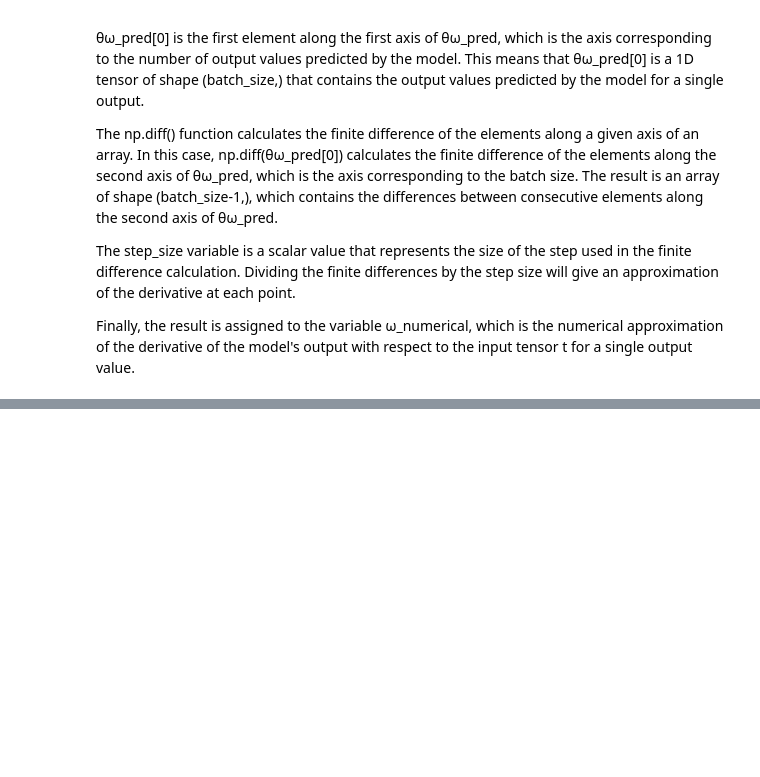
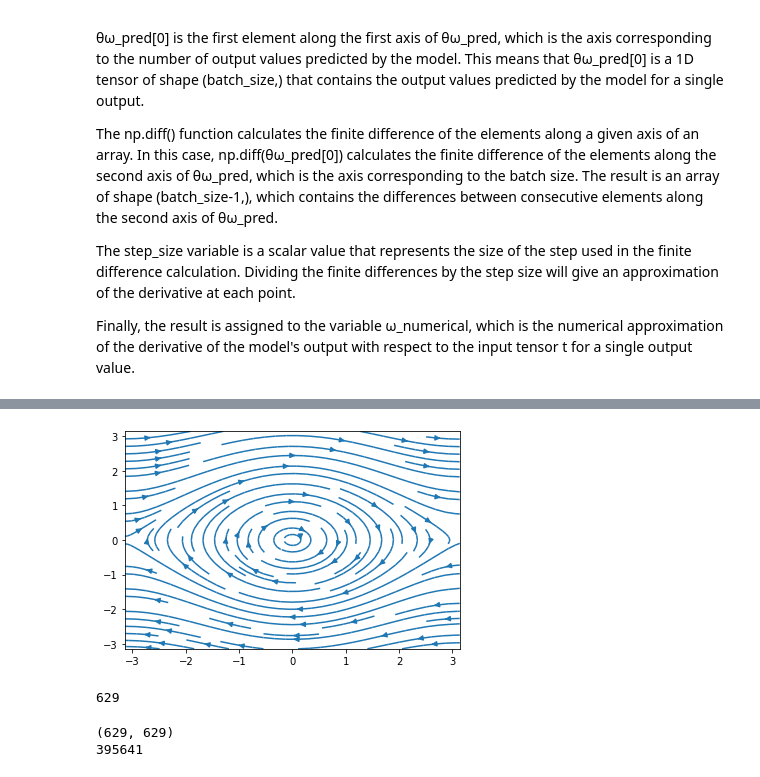
Before and after one commit to juanmggb/maestria, a Jupyter notebook: ml-lote/direct_solution.ipynb, the cells around one changed output, grey strips where cells are left out. Drawn from its saved outputs; the diff is of its cells as text; code cells hidden in the pictures; blank space fills up the shorter version.

```diff
--- a/ml-lote/direct_solution.ipynb
+++ b/ml-lote/direct_solution.ipynb
@@ -408,0 +409,31 @@ plt.show()
+# %%
+import numpy as np
+import matplotlib.pyplot as plt
+
+# Generate some fake data
+x, y = np.meshgrid(
+    np.arange(-np.pi, np.pi, 0.01),
+    np.arange(-np.pi, np.pi, 0.01),
+)
+
+dθ, dω = f(None, (x, y))
+
+# Create a figure and a set of subplots
+fig, ax = plt.subplots()
+
+# Draw the streamlines
+ax.streamplot(x, y, dθ, dω)
+
+plt.show()
+# %% [output]
+[figure, added]
+# %%
+len(x), len(y), len(dθ), len(dω)
+# %% [output]
+629
+# %%
+print(y.shape)
+print(y.size)
+# %% [output]
+(629, 629)
+395641
```
Also changed, not shown: parts of 13 cells of this notebook.
